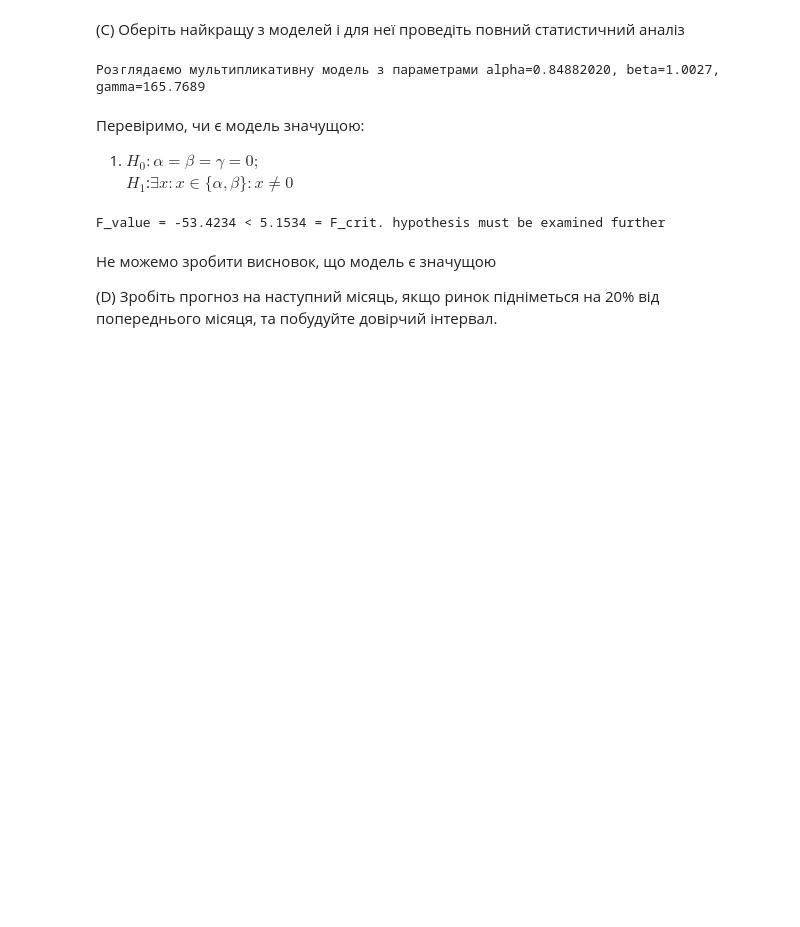
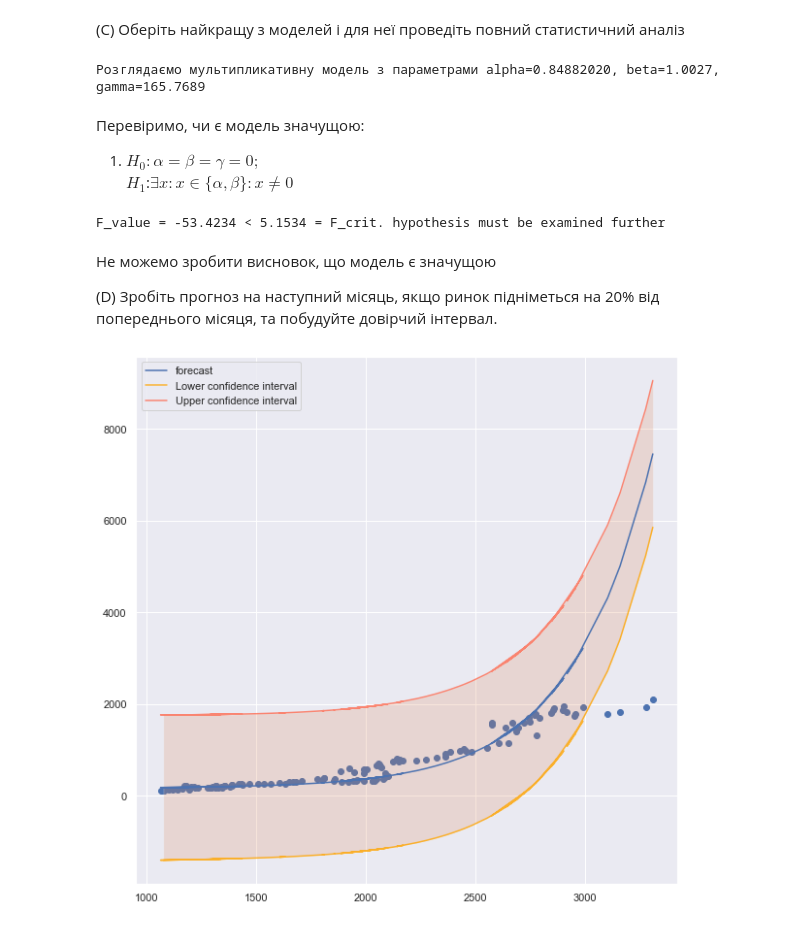
Before and after one commit to EddieKro/Econometrics, a Jupyter notebook: notebooks/Econometrics_Lab3.ipynb, the cells around one changed output. Drawn from its saved outputs; the diff is of its cells as text; code cells hidden in the pictures; blank space fills up the shorter version.

```diff
--- a/notebooks/Econometrics_Lab3.ipynb
+++ b/notebooks/Econometrics_Lab3.ipynb
@@ -217,3 +217,17 @@ F_value = -53.4234 < 5.1534 = F_crit. hypothesis must be examined further
 Не можемо зробити висновок, що модель є значущою
 
 (D) Зробіть прогноз на наступний місяць, якщо ринок підніметься на 20% від попереднього місяця, та побудуйте довірчий інтервал.
+# %%
+l,u = confidence_interval_final(X,y,y_hat_mod)
+plt.figure(figsize=(10,10))
+
+plt.plot(X,y_hat_mod,label='forecast')
+plt.scatter(X,y)
+
+plt.plot(X, l,alpha=0.8,color='orange',label='Lower confidence interval')
+plt.plot(X, u,alpha=0.75,c='tomato',label='Upper confidence interval')
+
+plt.fill_between(X,l,u,alpha=0.2)
+plt.legend();
+# %% [output]
+[figure, added]
```
Also changed, not shown: 2 other files.
